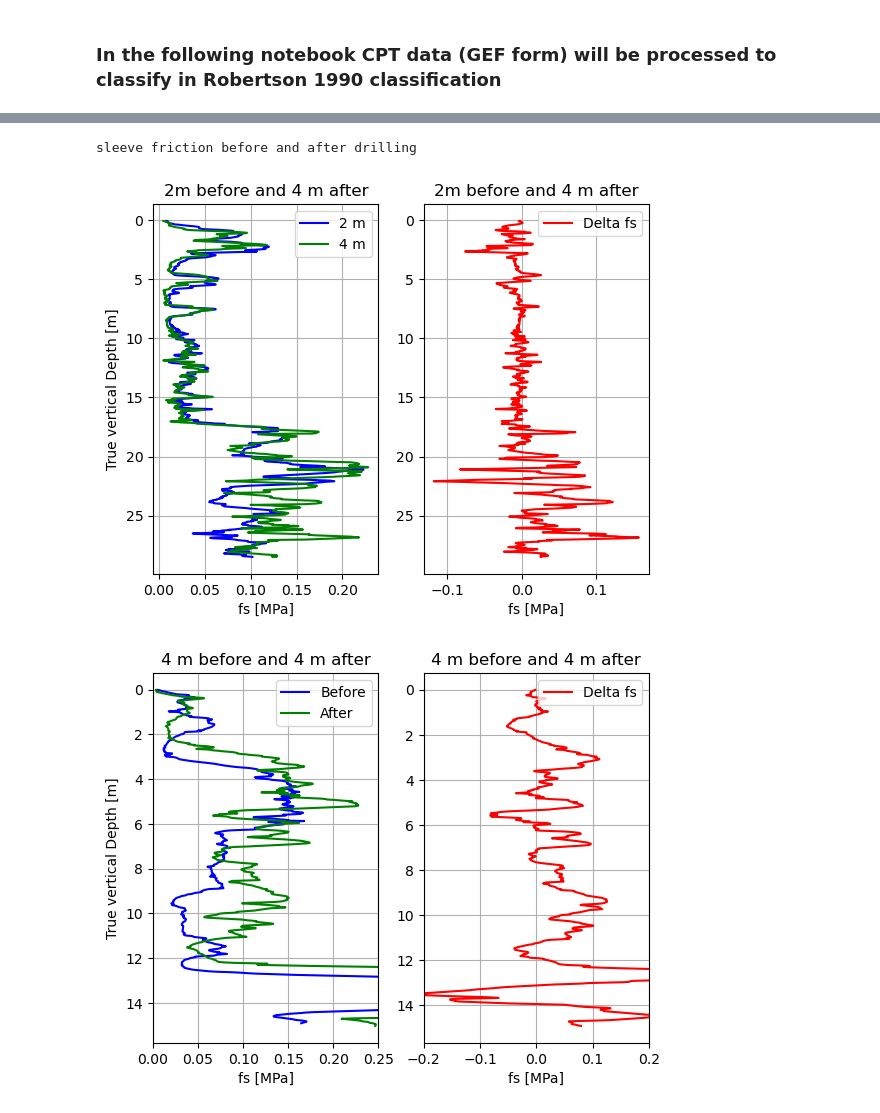
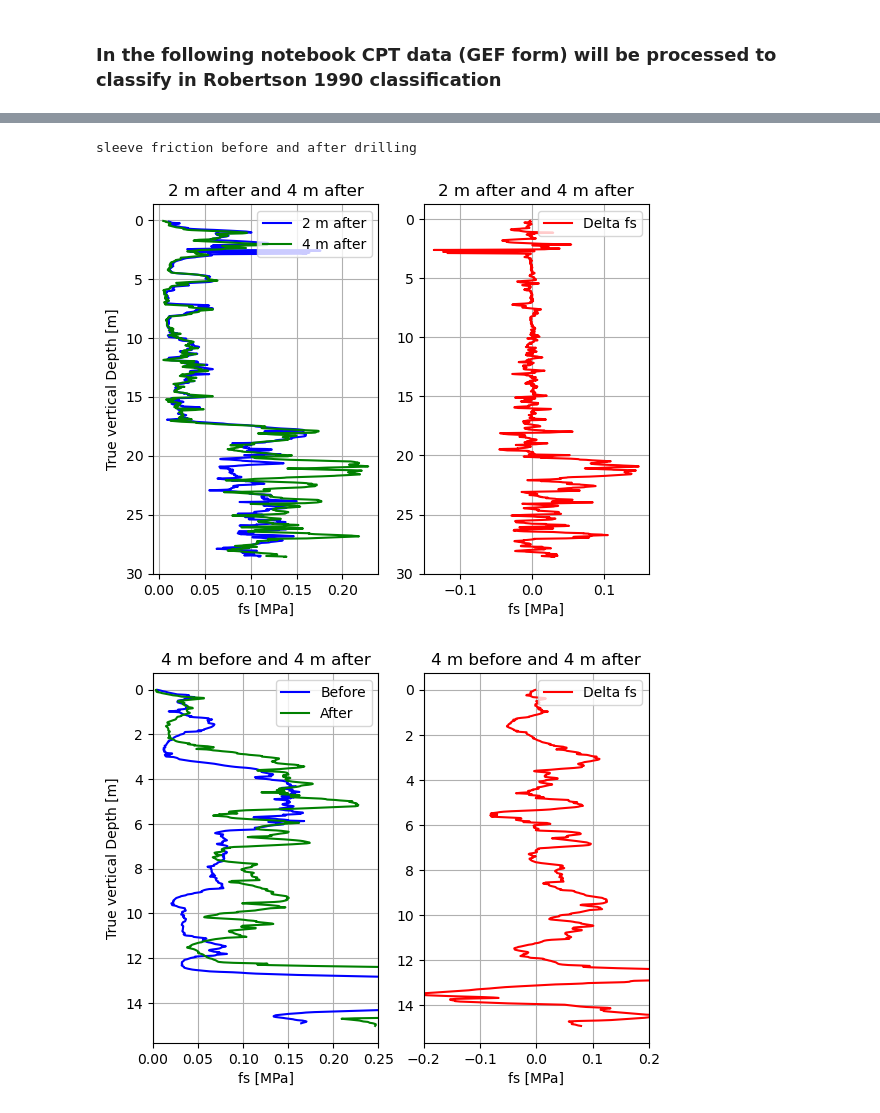
Before and after one commit to AJGoest/CPT_Analysis, a Jupyter notebook: lengkeek_vs_code/CPT_analysis.ipynb, the cells around one changed output, grey strips where cells are left out. Drawn from its saved outputs; the diff is of its cells as text; code cells hidden in the pictures.

```diff
--- a/lengkeek_vs_code/CPT_analysis.ipynb
+++ b/lengkeek_vs_code/CPT_analysis.ipynb
@@ -421,33 +426,33 @@ NameError: name 'df_2m' is not defined
 # %%
 print("sleeve friction before and after drilling")
-df_2m_trim, df_2m_a_trim = trim_to_shortest(df_2m, df_2m_a)
-df_2m_trim, df_4m_a_trim = trim_to_shortest(df_2m, df_4m_a)
+# df_2m_trim, df_2m_a_trim = trim_to_shortest(df_2m, df_2m_a)
+df_2m_a_trim, df_4m_a_trim = trim_to_shortest(df_2m_a, df_4m_a)
 
 
 # plt.figure(figsize=(8, 10))
 plt.subplot(1,2,1)
-plt.plot(df_2m_trim['fs'], df_2m_trim['corrected depth'], label='2 m', color='blue')
-plt.plot(df_4m_a_trim['fs'], df_4m_a_trim['corrected depth'], label='4 m', color='green')
+plt.plot(df_2m_a_trim['fs'], df_2m_a_trim['corrected depth'], label='2 m after', color='blue')
+plt.plot(df_4m_a_trim['fs'], df_4m_a_trim['corrected depth'], label='4 m after', color='green')
 plt.legend(loc='upper right')
-plt.title('2m before and 4 m after')
+plt.title('2 m after and 4 m after')
 plt.xlabel('fs [MPa]')
 plt.ylabel('True vertical Depth [m]')
 plt.gca().invert_yaxis()
 plt.grid()
 
 plt.subplot(1,2,2)
-delta2_fs = df_4m_a_trim['fs'] - df_2m_trim['fs']
-plt.plot(delta2_fs, df_2m_trim['corrected depth'], label='Delta fs', color='red')
+delta4m_a_fs = df_4m_a_trim['fs'] - df_2m_a_trim['fs']
+plt.plot(delta4m_a_fs, df_4m_a_trim['corrected depth'], label='Delta fs', color='red')
 plt.legend(loc='upper right')
-plt.title('2m before and 4 m after')
+plt.title('2 m after and 4 m after')
 plt.xlabel('fs [MPa]')
 plt.gca().invert_yaxis()
 plt.grid()
 
 # plt.savefig(r"C:\Users\caupi\OneDrive - Delft University of Technology\Thesis\Python_plots\Midterm\cpt_comparisons_before_after_fs.png", dpi=300, bbox_inches='tight')
 # %% [output]
 sleeve friction before and after drilling
-[figure, old version]
+[figure, new version]
 # %%
 # measurement 4 m away from borehole
 df_4m_trim, df_4m_a_trim = trim_to_shortest(df_4m, df_4m_a)
```
Also changed, not shown: parts of 5 cells of this notebook, 15 other files.
